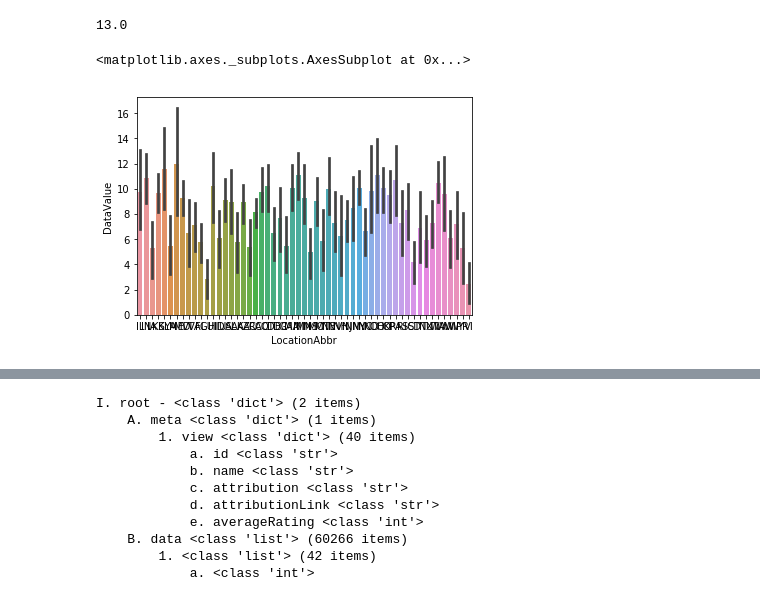
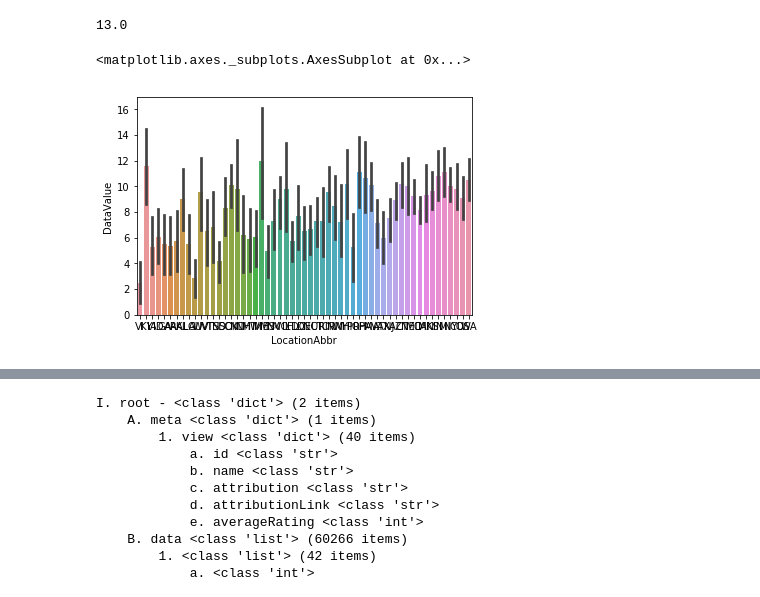
Before and after one commit to max-miller/dsc-exploring-and-transforming-json-schemas-lab-nyc-ds-career-042219, a Jupyter notebook: index.ipynb, the cells around one changed output, grey strips where cells are left out. Drawn from its saved outputs; the diff is of its cells as text; code cells hidden in the pictures.

```diff
--- a/index.ipynb
+++ b/index.ipynb
@@ -98,15 +100,15 @@ df['DataValue'][1]
 # %%
 import matplotlib.pyplot as plt
 import seaborn as sns
 %matplotlib inline
 
 sns.barplot(x="LocationAbbr", y="DataValue",
             data=df[(df['Topic']=='Asthma')&
                     (df['Question']=='Current asthma prevalence among adults aged >= 18 years')].sort_values(
-            by = 'DataValue'))
+            by = ['DataValue']))
 # %% [output]
 <matplotlib.axes._subplots.AxesSubplot at 0x...>
-[figure, old version]
+[figure, new version]
 # %% [markdown]
 ## Level-Up!
 ## Create a function (or class) that returns an outline of the schema structure like this:
```
Also changed, not shown: parts of 1 cell of this notebook.
